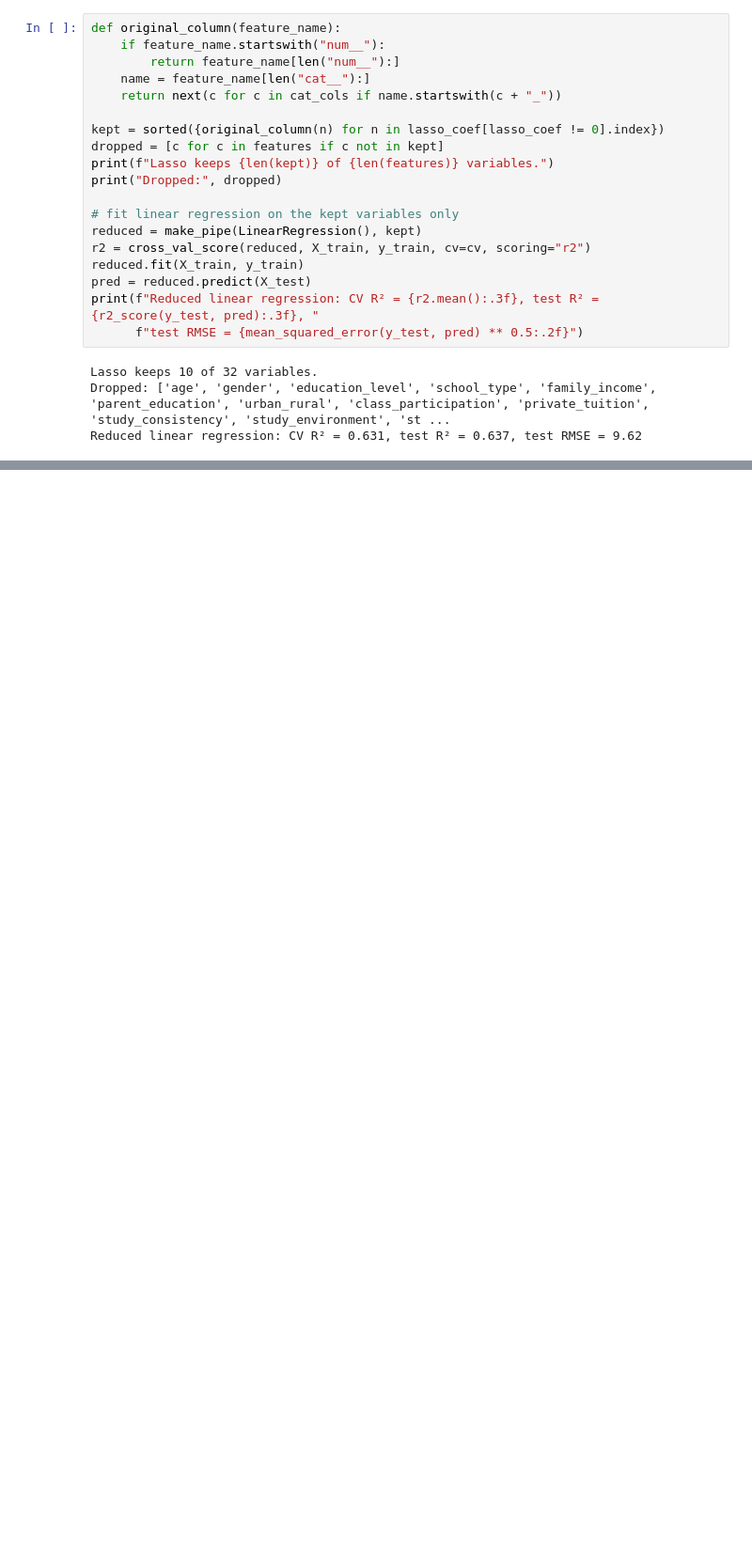
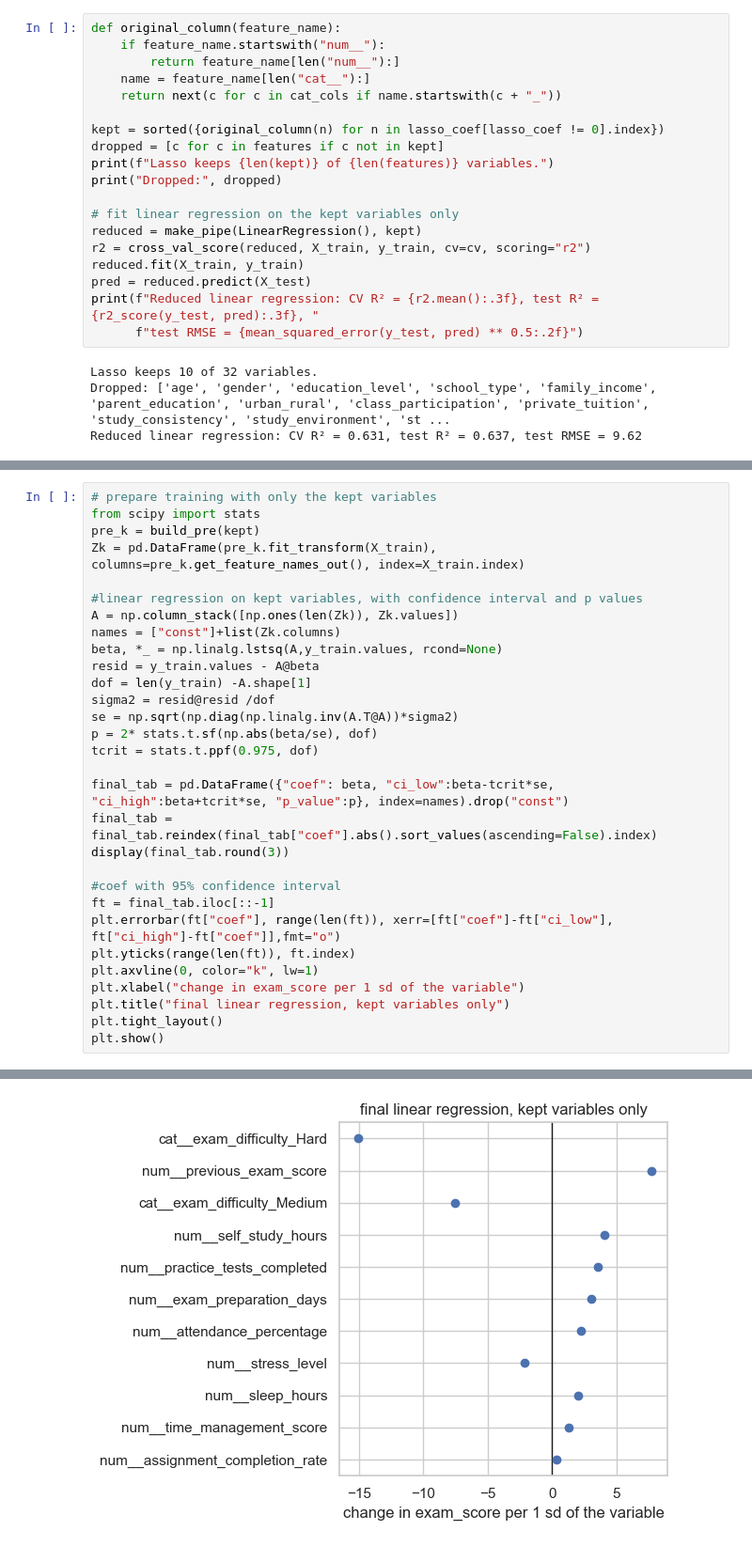
Before and after one commit to or5722bo-s-design/BERN02_exam_performance, a Jupyter notebook: final_project.ipynb, the cells around one changed output, grey strips where cells are left out. Shown at 94% size. Drawn from its saved outputs; the diff is of its cells as text; blank space fills up the shorter version.

Commit message:
linear regression, with removed variables

```diff
--- a/final_project.ipynb
+++ b/final_project.ipynb
@@ -555,0 +623,31 @@ Reduced linear regression: CV R² = 0.631, test R² = 0.637, test RMSE = 9.62
+# %%
+# prepare training with only the kept variables
+from scipy import stats
+pre_k = build_pre(kept)
+Zk = pd.DataFrame(pre_k.fit_transform(X_train), columns=pre_k.get_feature_names_out(), index=X_train.index)
+
+#linear regression on kept variables, with confidence interval and p values
+A = np.column_stack([np.ones(len(Zk)), Zk.values])
+names = ["const"]+list(Zk.columns)
+beta, *_ = np.linalg.lstsq(A,y_train.values, rcond=None)
+resid = y_train.values - A@beta
+dof = len(y_train) -A.shape[1]
+sigma2 = resid@resid /dof
+se = np.sqrt(np.diag(np.linalg.inv(A.T@A))*sigma2)
+p = 2* stats.t.sf(np.abs(beta/se), dof)
+tcrit = stats.t.ppf(0.975, dof)
+
+final_tab = pd.DataFrame({"coef": beta, "ci_low":beta-tcrit*se, "ci_high":beta+tcrit*se, "p_value":p}, index=names).drop("const")
+final_tab = final_tab.reindex(final_tab["coef"].abs().sort_values(ascending=False).index)
+display(final_tab.round(3))
+
+#coef with 95% confidence interval
+ft = final_tab.iloc[::-1]
+plt.errorbar(ft["coef"], range(len(ft)), xerr=[ft["coef"]-ft["ci_low"], ft["ci_high"]-ft["coef"]],fmt="o")
+plt.yticks(range(len(ft)), ft.index)
+plt.axvline(0, color="k", lw=1)
+plt.xlabel("change in exam_score per 1 sd of the variable")
+plt.title("final linear regression, kept variables only")
+plt.tight_layout()
+plt.show()
+# %% [output]
@@ -555,0 +666 @@ Reduced linear regression: CV R² = 0.631, test R² = 0.637, test RMSE = 9.62
+[figure, added]
```
Also changed, not shown: parts of 16 cells of this notebook, 2 other files.
